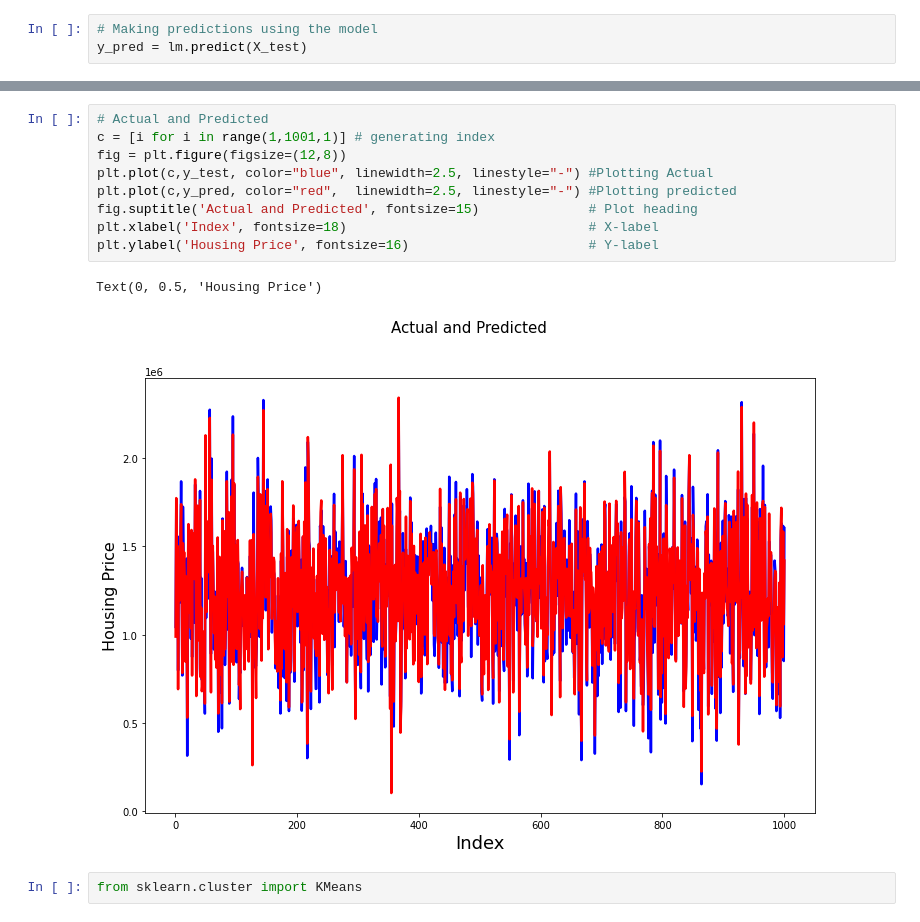
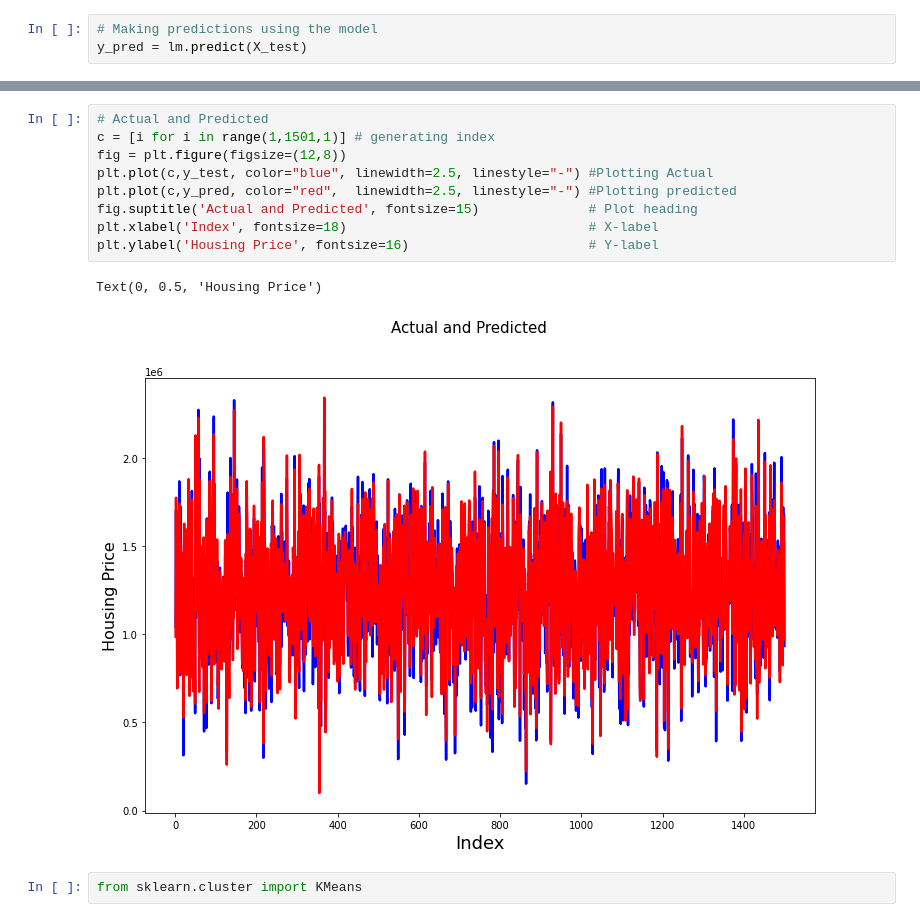
Before and after one commit to mrhosier42/House-Price-Index, a Jupyter notebook: Project.ipynb, the cells around one changed output, grey strips where cells are left out. Cells and saved outputs as stored; diff of their text form.

```diff
--- a/Project.ipynb
+++ b/Project.ipynb
@@ -211,15 +212,15 @@ rms
 # %%
 # Actual and Predicted
-c = [i for i in range(1,1001,1)] # generating index
+c = [i for i in range(1,1501,1)] # generating index
 fig = plt.figure(figsize=(12,8))
 plt.plot(c,y_test, color="blue", linewidth=2.5, linestyle="-") #Plotting Actual
 plt.plot(c,y_pred, color="red",  linewidth=2.5, linestyle="-") #Plotting predicted
 fig.suptitle('Actual and Predicted', fontsize=15)              # Plot heading
 plt.xlabel('Index', fontsize=18)                               # X-label
 plt.ylabel('Housing Price', fontsize=16)                       # Y-label
 # %% [output]
 Text(0, 0.5, 'Housing Price')
-[figure, old version]
+[figure, new version]
 # %%
 from sklearn.cluster import KMeans
 # %%
```
Also changed, not shown: parts of 7 cells of this notebook.
